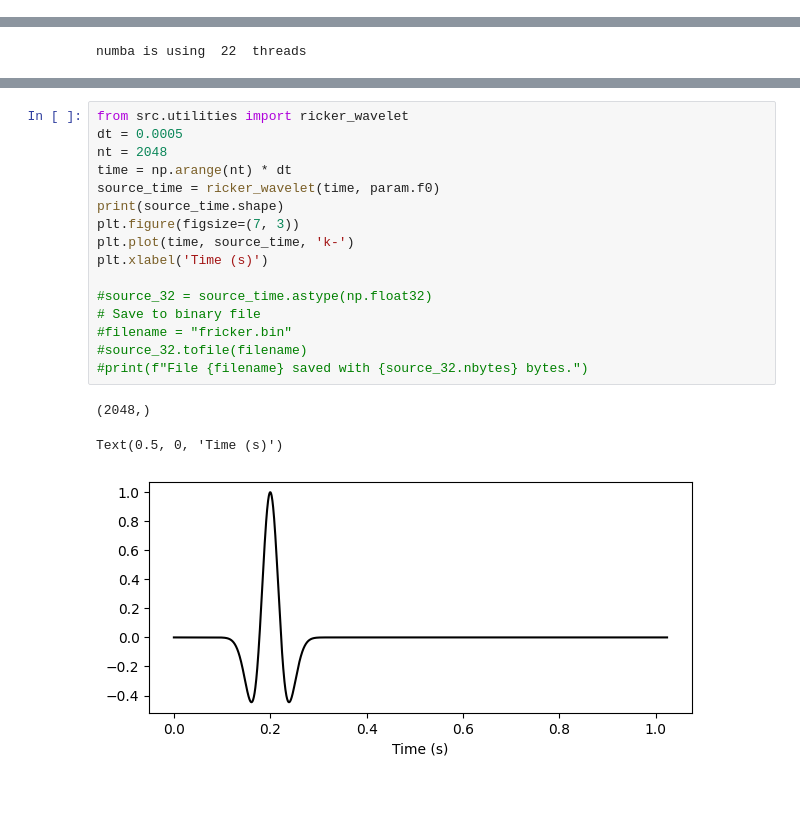
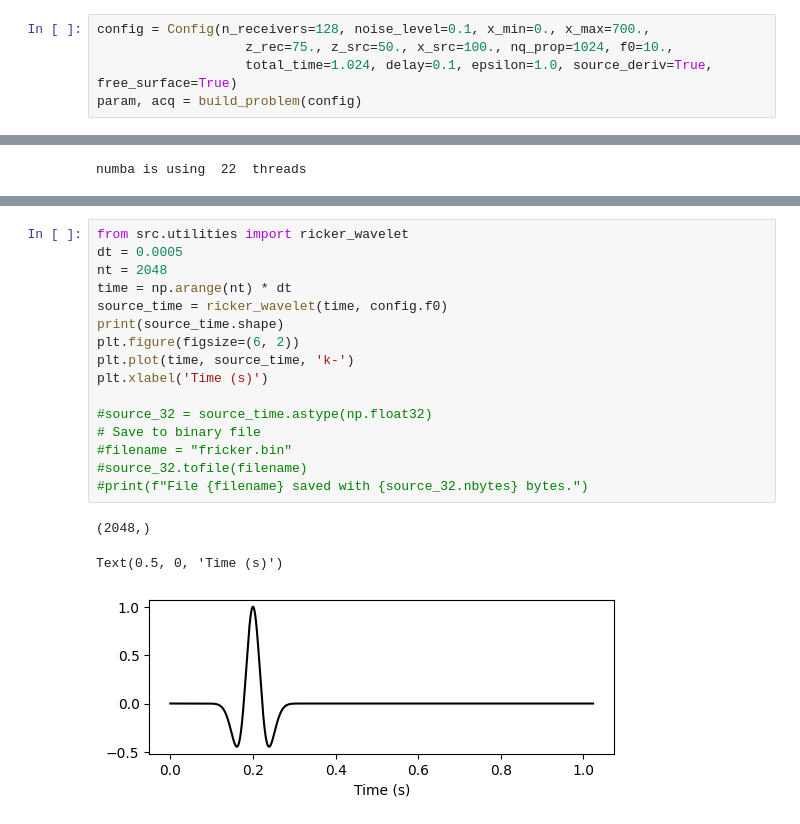
Before and after one commit to pmarchne/reflectivity-acoustic, a Jupyter notebook: notebooks/seismogram.ipynb, the cells around one changed output, grey strips where cells are left out. Drawn from its saved outputs; the diff is of its cells as text; blank space fills up the shorter version.

```diff
--- a/notebooks/seismogram.ipynb
+++ b/notebooks/seismogram.ipynb
@@ -16,3 +18,8 @@ from src.fortran.reflectivity_benchmark import fortran_reflectivity
+# %%
+config = Config(n_receivers=128, noise_level=0.1, x_min=0., x_max=700.,
+                   z_rec=75., z_src=50., x_src=100., nq_prop=1024, f0=10.,
+                   total_time=1.024, delay=0.1, epsilon=1.0, source_deriv=True, free_surface=True)
+param, acq = build_problem(config)
 # %%
 # example from TOYxDAC_TIME
 z_interfaces = np.array([0.0, 100.0, 200.0, 250.0, 350.0, 450.0, 550.0, 650.0, 700.0])
@@ -143,20 +103,20 @@ plt.show()
 # %%
 from src.utilities import ricker_wavelet
 dt = 0.0005
 nt = 2048
 time = np.arange(nt) * dt
-source_time = ricker_wavelet(time, param.f0)
+source_time = ricker_wavelet(time, config.f0)
 print(source_time.shape)
-plt.figure(figsize=(7, 3))
+plt.figure(figsize=(6, 2))
 plt.plot(time, source_time, 'k-')
 plt.xlabel('Time (s)')
 
 #source_32 = source_time.astype(np.float32)
 # Save to binary file
 #filename = "fricker.bin"
 #source_32.tofile(filename)
 #print(f"File {filename} saved with {source_32.nbytes} bytes.")
 # %% [output]
 (2048,)
 Text(0.5, 0, 'Time (s)')
-[figure, old version]
+[figure, new version]
```
Also changed, not shown: parts of 9 cells of this notebook, 21 other files.
